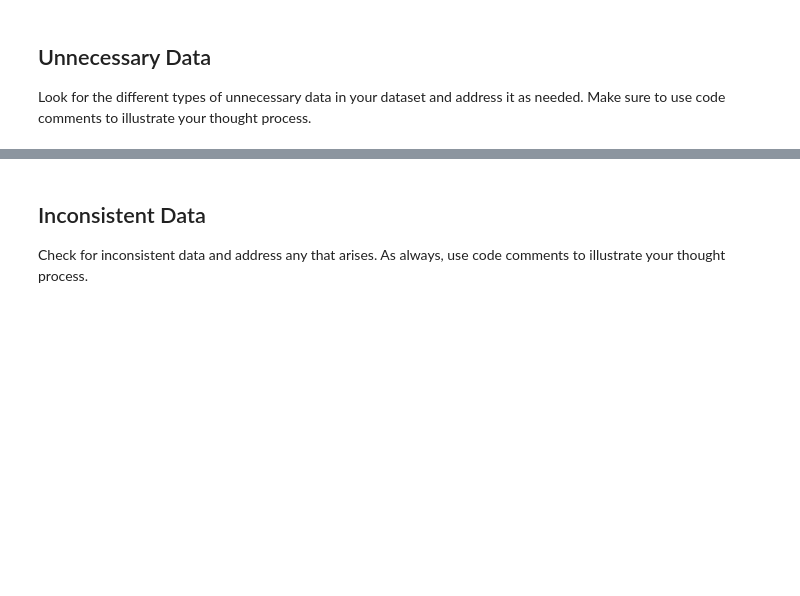
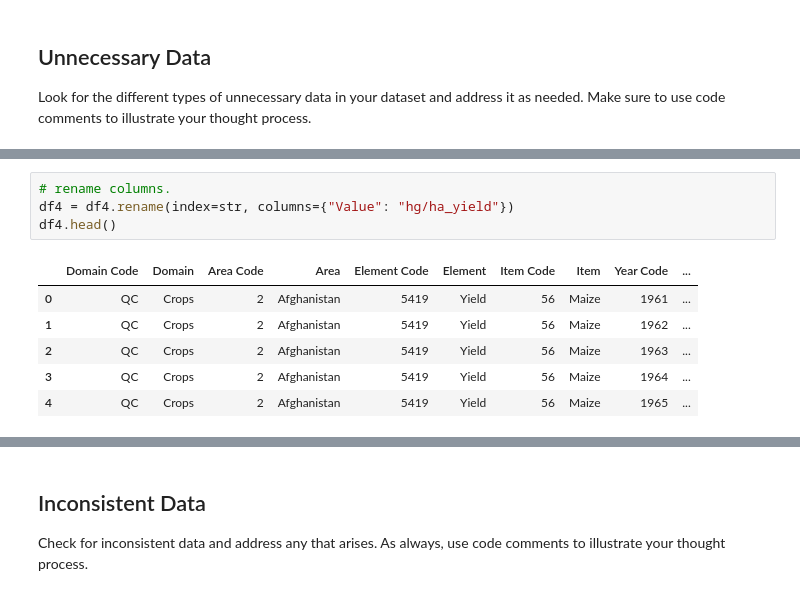
Before and after one commit to Prtb0/EDA_cropyield_prediction, a Jupyter notebook: cleaning/cleaning cropyield_prediction.ipynb, the cells around one changed output, grey strips where cells are left out. Cells and saved outputs as stored; diff of their text form; blank space fills up the shorter version.

```diff
--- a/cleaning/cleaning cropyield_prediction.ipynb
+++ b/cleaning/cleaning cropyield_prediction.ipynb
@@ -453,0 +468,11 @@ df.drop(columns=['Unnamed: 0','Review Date','Date Flown','Route'],inplace=True)
+# %%
+# rename columns.
+df4 = df4.rename(index=str, columns={"Value": "hg/ha_yield"})
+df4.head()
+# %% [output]
+|  | Domain Code | Domain | Area Code | Area | Element Code | Element | Item Code | Item | Year Code | ... |
+| 0 | QC | Crops | 2 | Afghanistan | 5419 | Yield | 56 | Maize | 1961 | ... |
+| 1 | QC | Crops | 2 | Afghanistan | 5419 | Yield | 56 | Maize | 1962 | ... |
+| 2 | QC | Crops | 2 | Afghanistan | 5419 | Yield | 56 | Maize | 1963 | ... |
+| 3 | QC | Crops | 2 | Afghanistan | 5419 | Yield | 56 | Maize | 1964 | ... |
+| 4 | QC | Crops | 2 | Afghanistan | 5419 | Yield | 56 | Maize | 1965 | ... |
```
Also changed, not shown: parts of 15 cells of this notebook.
